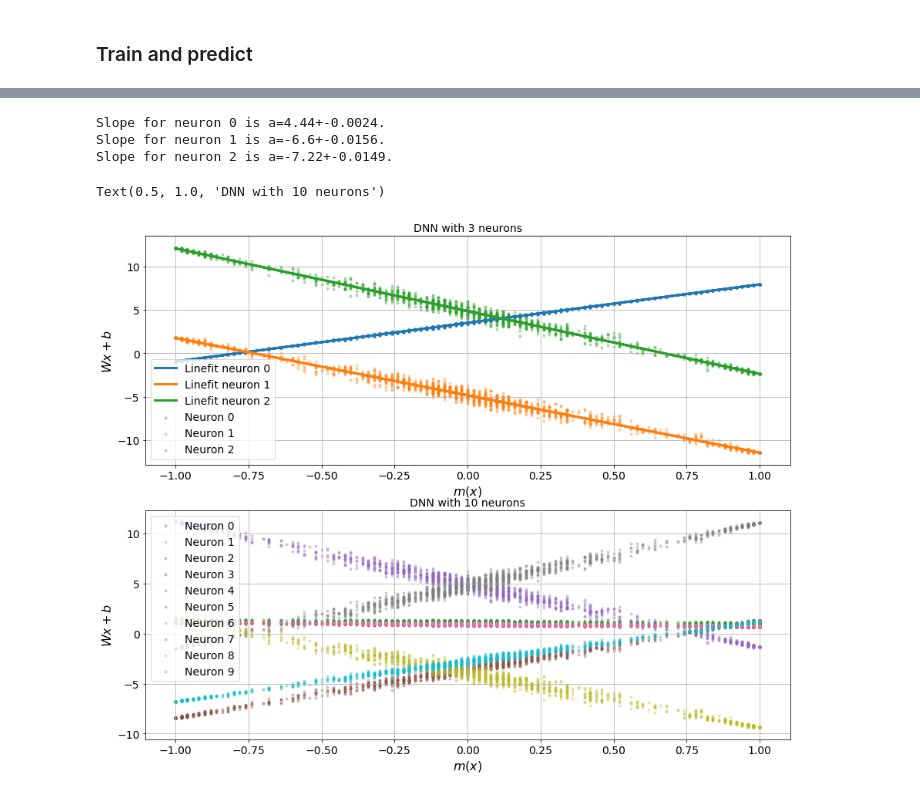
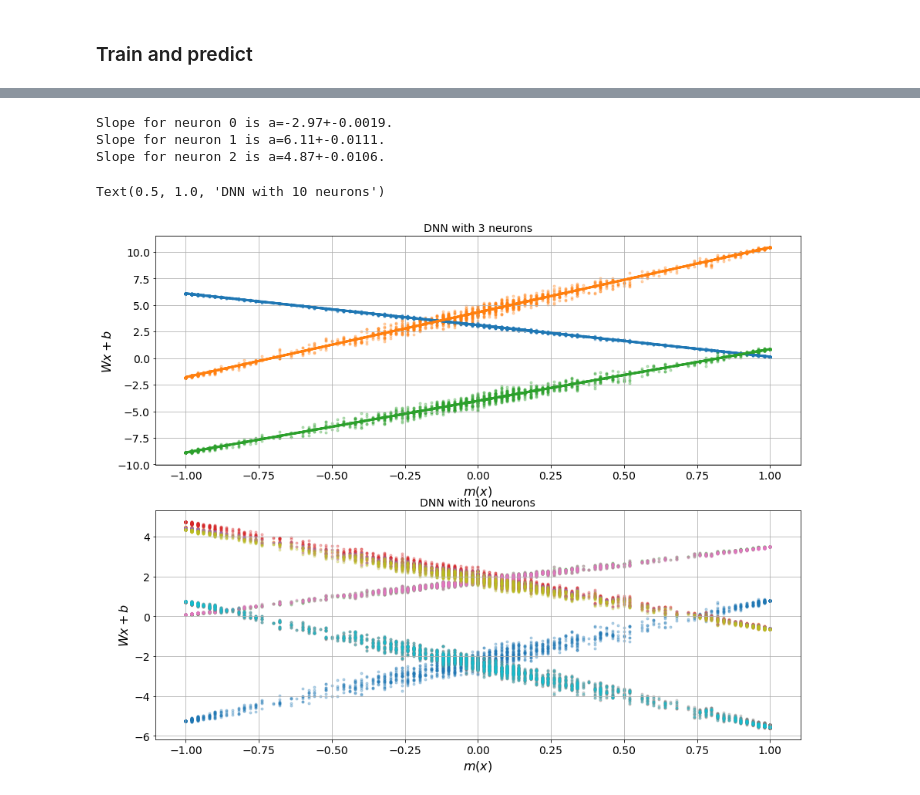
Before and after one commit to elindgren/lfd_project, a Jupyter notebook: Project 2/(Extra) Toy model.ipynb, the cells around one changed output, grey strips where cells are left out. Saved outputs shown, nothing was run; the diff lists cells and outputs as text; code cells hidden in the pictures.

```diff
--- a/Project 2/(Extra) Toy model.ipynb
+++ b/Project 2/(Extra) Toy model.ipynb
@@ -212,11 +212,11 @@ def create_dnn(data, n_neurons=3):
     model.add(Flatten(input_shape=(data.shape[1], data.shape[2])))  # Flatten the 10x10 grid
     hidden_layer = Dense(n_neurons,
                     activation='sigmoid',
-                    kernel_regularizer=regularizers.l2(0.01))
+                    kernel_regularizer=regularizers.l2(0.02))
     model.add(hidden_layer)
-    model.add(Dense(1, activation='sigmoid'))
+    model.add(Dense(2, activation='sigmoid'))
     model.compile(optimizer='adam',
-                 loss='binary_crossentropy',
+                 loss='categorical_crossentropy',
                  metrics=['accuracy'])
     return model, hidden_layer
 
@@ -227,7 +227,7 @@ dnn_3.summary()
 hist = dnn_3.fit(x=m_train,
                y=y_train,
                validation_data=(m_test, y_test),
-               epochs=156,
+               epochs=150,
                batch_size=64,
                verbose=0,
                 callbacks=[epochCallback()])
@@ -237,7 +237,7 @@ fig1, ax1 = plt.subplots(figsize=(10,6))
 ax1.plot(hist.history['loss'], label='Training loss')
 ax1.plot(hist.history['val_loss'], label='Validation loss')
 ax1.set_xlabel("Epoch")
-ax1.set_ylabel("Accuracy")
+ax1.set_ylabel("Loss")
 ax1.set_title("Loss")
 ax1.grid()
 ax1.legend(loc='best')
@@ -340,36 +340,36 @@ mag_vec = m_test.mean(axis=(1,2))
 # Rearrange the test data so that it fits our weights - flatten it
 m_test_flat = np.array([m_test[i].flatten() for i in range(len(m_test))])
 
 # Calculate intermediate output
 inter_out_3 = m_test_flat@W_3 + b_3.T
 inter_out_10 = m_test_flat@W_10 + b_10.T
 
 # Plot and do linefits
 
 fig, ax = plt.subplots(2, figsize=(15,12))
 for idx in range(inter_out_3.shape[-1]):
     # Do line fits to 3 neuron data
     popt, pcov = curve_fit(lin_func, mag_vec, inter_out_3[:,idx])
     perr = np.sqrt(np.diag(pcov))
     print(f'Slope for neuron {idx} is a={np.round(popt[0],2)}+-{np.round(perr[0], 4)}.')
     ax[0].plot(mag_vec, lin_func(mag_vec, popt[0], popt[1]), linewidth=3, label=f'Linefit neuron {idx}')
     ax[0].scatter(mag_vec, inter_out_3[:,idx], alpha=0.3, marker='.', label=f'Neuron {idx}')
 ax[0].grid()
 ax[0].set_xlabel(r'$m(x)$')
 ax[0].set_ylabel(r'$Wx+b$')
-ax[0].legend(loc='best')
+#ax[0].legend(loc='best')
 ax[0].set_title("DNN with 3 neurons")
 
 for idx in range(inter_out_10.shape[-1]):
     ax[1].scatter(mag_vec, inter_out_10[:,idx], alpha=0.3, marker='.', label=f'Neuron {idx}')
 ax[1].grid()
 ax[1].set_xlabel(r'$m(x)$')
 ax[1].set_ylabel(r'$Wx+b$')
-ax[1].legend(loc='best')
+#ax[1].legend(loc='best')
 ax[1].set_title("DNN with 10 neurons")
 # %% [output]
-Slope for neuron 0 is a=4.44+-0.0024.
-Slope for neuron 1 is a=-6.6+-0.0156.
-Slope for neuron 2 is a=-7.22+-0.0149.
+Slope for neuron 0 is a=-2.97+-0.0019.
+Slope for neuron 1 is a=6.11+-0.0111.
+Slope for neuron 2 is a=4.87+-0.0106.
 Text(0.5, 1.0, 'DNN with 10 neurons')
-[figure, old version]
+[figure, new version]
```
Also changed, not shown: parts of 3 cells of this notebook, 2 other files.
